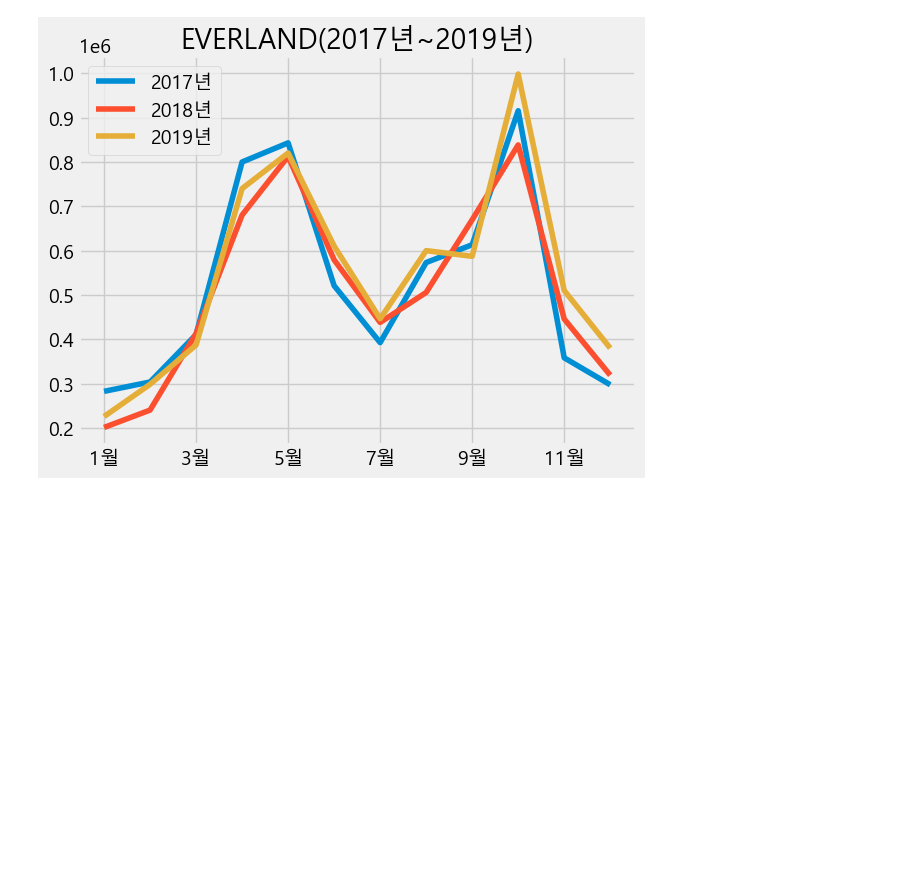
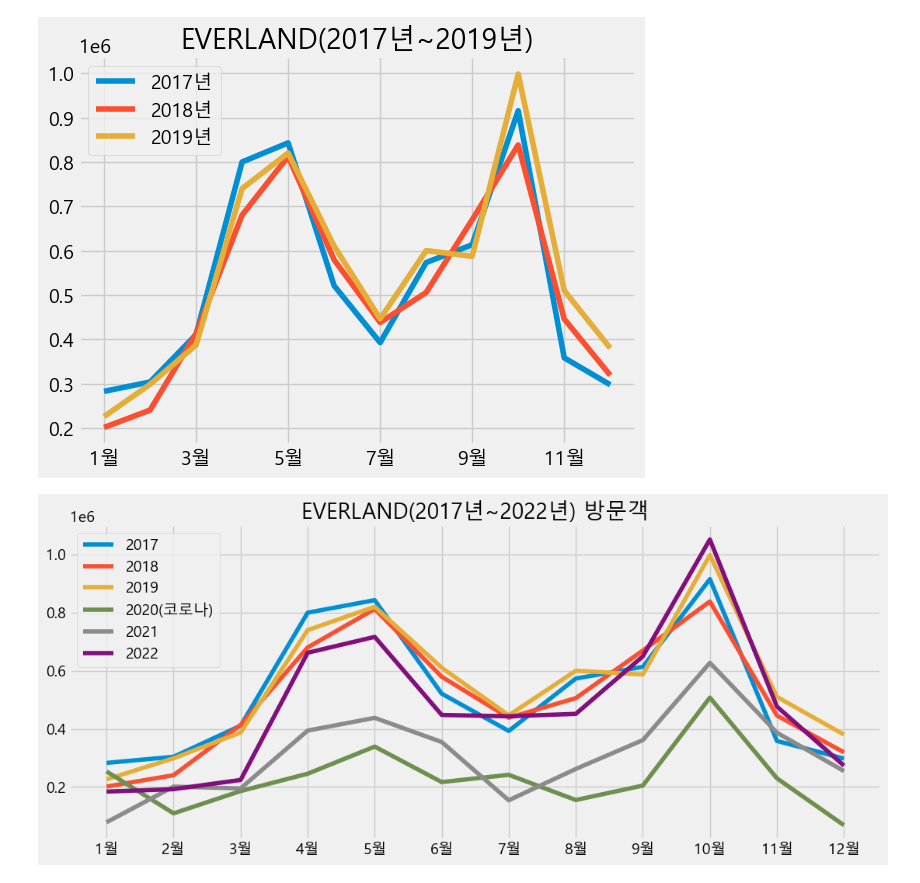
Before and after one commit to minseok06/EV, a Jupyter notebook: 에버랜드 방문객 분석.ipynb, the cells around one changed output. Drawn from its saved outputs; the diff is of its cells as text; code cells hidden in the pictures; blank space fills up the shorter version.

```diff
--- a/에버랜드 방문객 분석.ipynb
+++ b/에버랜드 방문객 분석.ipynb
@@ -46,3 +46,31 @@ plt.legend()
 plt.show()
 # %% [output]
 [figure]
+# %%
+import pandas as pd
+import matplotlib.pyplot as plt
+
+everland = pd.read_csv('EVERLAND(2006~2022)입장객.csv', encoding='cp949', thousands=',')
+
+ev_2017 = everland.set_index('월별')['2017년'][:12]
+ev_2018 = everland.set_index('월별')['2018년'][:12]
+ev_2019 = everland.set_index('월별')['2019년'][:12]
+ev_2020 = everland.set_index('월별')['2020년'][:12]
+ev_2021 = everland.set_index('월별')['2021년'][:12]
+ev_2022 = everland.set_index('월별')['2022년'][:12]
+
+
+plt.figure(figsize=(12,5))
+plt.plot(ev_2017, label='2017')
+plt.plot(ev_2018, label='2018')
+plt.plot(ev_2019, label='2019')
+plt.plot(ev_2020, label='2020(코로나)')
+plt.plot(ev_2021, label='2021')
+plt.plot(ev_2022, label='2022')
+plt.title('EVERLAND(2017년~2022년) 방문객')
+plt.rc('font', family='Malgun Gothic')
+plt.style.use('fivethirtyeight')
+plt.legend()
+plt.show()
+# %% [output]
+[figure, added]
```
